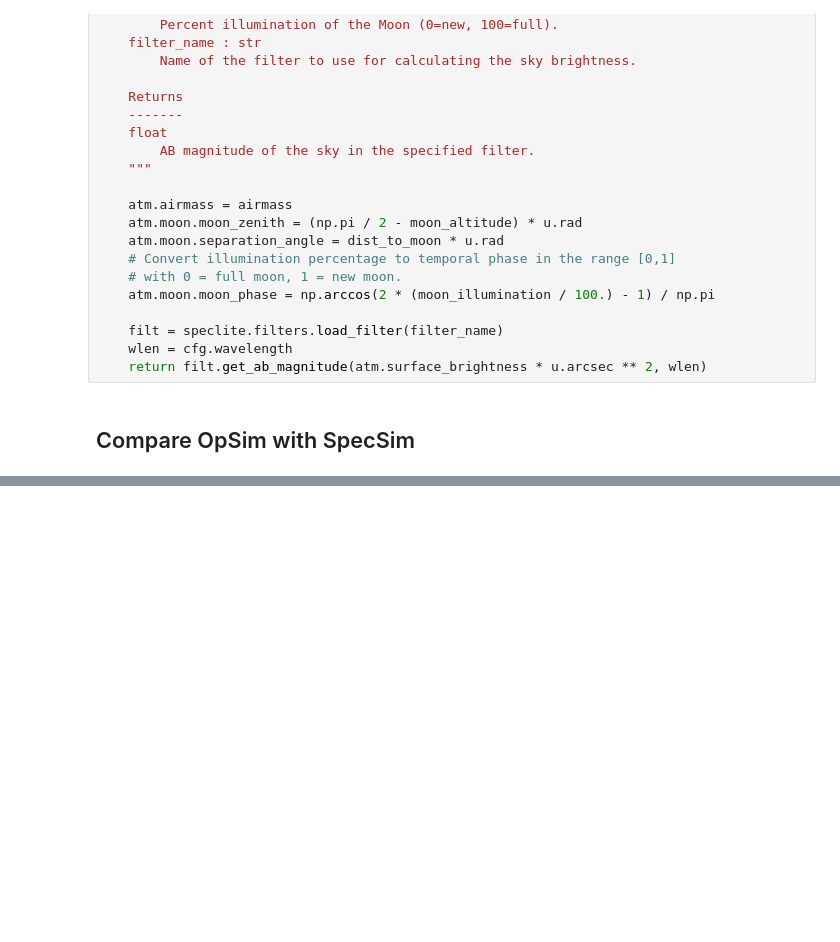
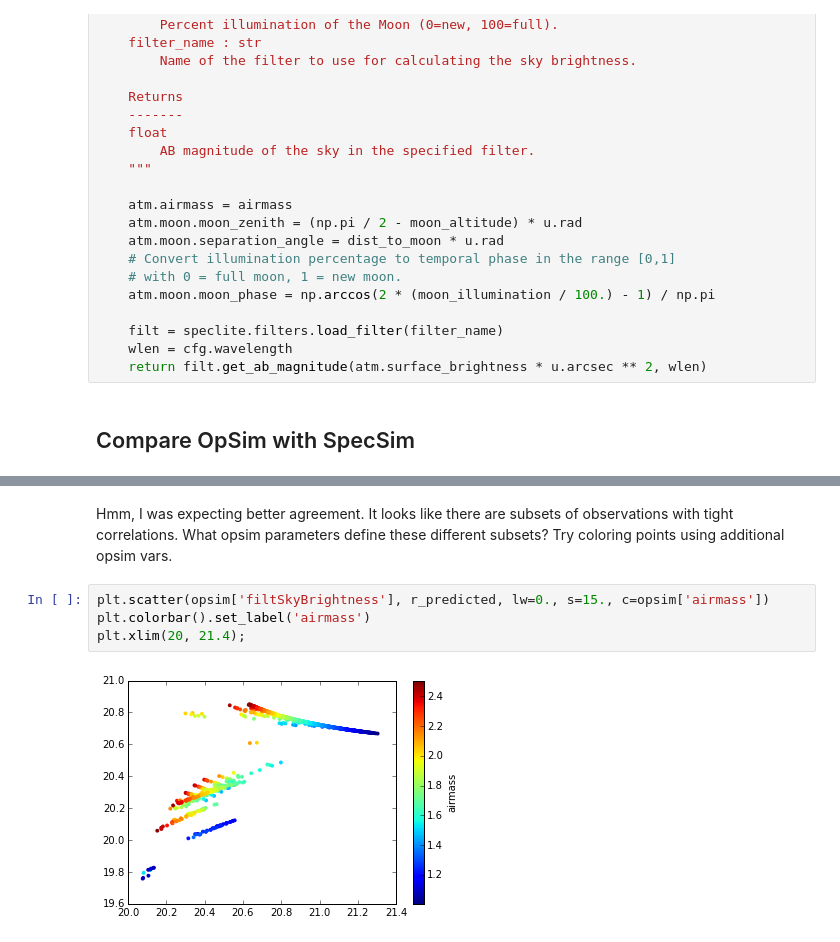
Before and after one commit to LSSTDESC/Twinkles, a Jupyter notebook: examples/notebooks/SkyBrightnessCalculator.ipynb, the cells around one changed output, grey strips where cells are left out. Saved outputs shown, nothing was run; the diff lists cells and outputs as text; blank space fills up the shorter version.

```diff
--- a/examples/notebooks/SkyBrightnessCalculator.ipynb
+++ b/examples/notebooks/SkyBrightnessCalculator.ipynb
@@ -88,0 +89,8 @@ plt.plot(r_opsim, r_predicted, 'x')
+# %% [markdown]
+Hmm, I was expecting better agreement.  It looks like there are subsets of observations with tight correlations.  What opsim parameters define these different subsets?  Try coloring points using additional opsim vars.
+# %%
+plt.scatter(opsim['filtSkyBrightness'], r_predicted, lw=0., s=15., c=opsim['airmass'])
+plt.colorbar().set_label('airmass')
+plt.xlim(20, 21.4);
+# %% [output]
+[figure, added]
```
Also changed, not shown: parts of 9 cells of this notebook.
